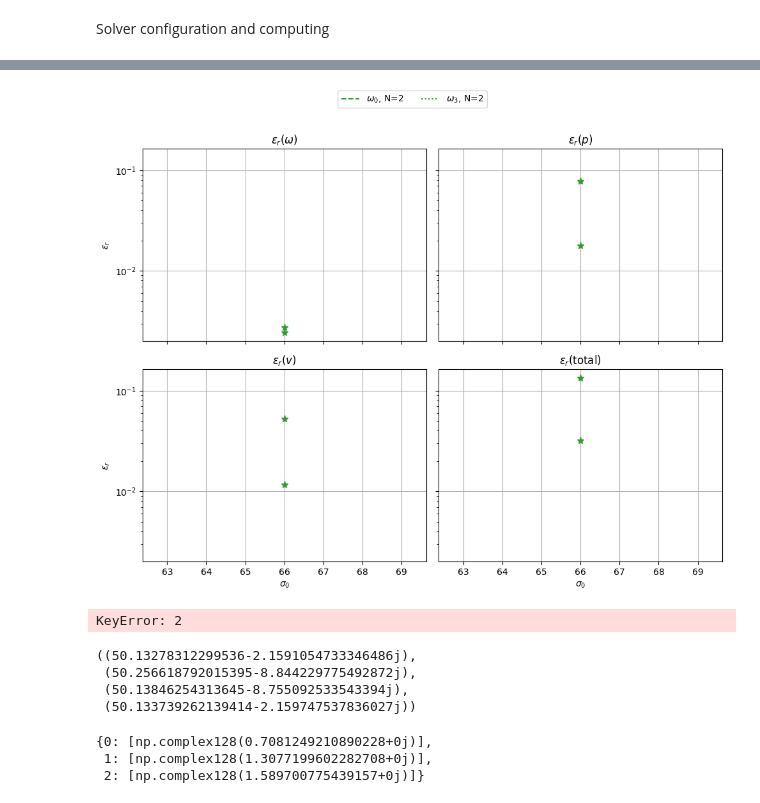
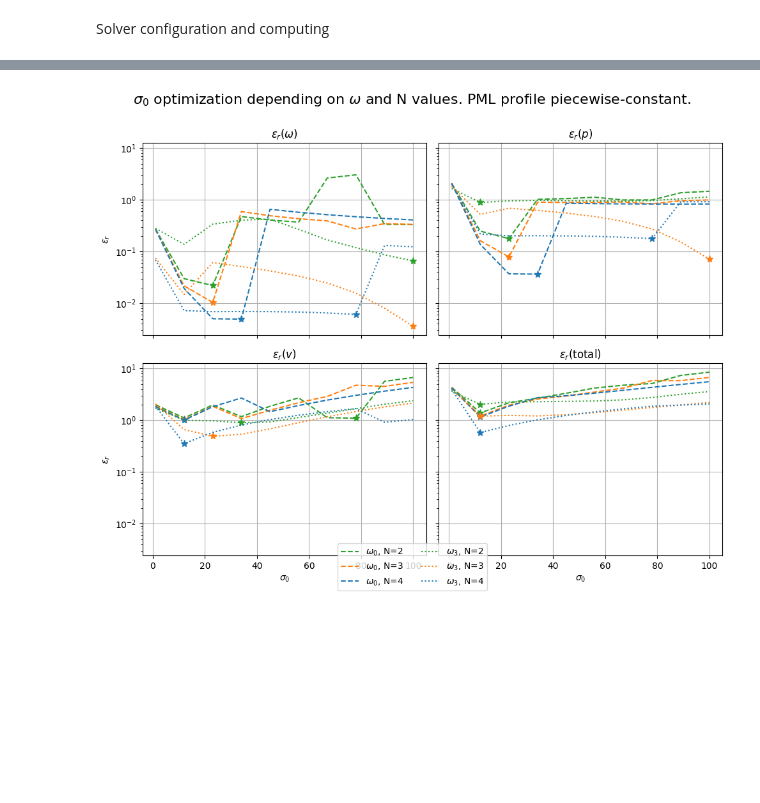
Before and after one commit to sararecondo/HPR-1D, a Jupyter notebook: rel_error_eign+eigv/two target/1D-Figure-06-a(piecewise).ipynb, the cells around one changed output, grey strips where cells are left out. Drawn from its saved outputs; the diff is of its cells as text; code cells hidden in the pictures; blank space fills up the shorter version.

```diff
--- a/rel_error_eign+eigv/two target/1D-Figure-06-a(piecewise).ipynb
+++ b/rel_error_eign+eigv/two target/1D-Figure-06-a(piecewise).ipynb
@@ -32,10 +32,10 @@ from slepc4py.SLEPc import EPS
 Domain, PML, refinement and physical configurations
 # %%
 # Define element size for the mesh refinement
-# h_i = [0.125/4,   # N=2
-#        0.125/8,   # N=3
-#        0.125/16,] # N=4
-h_i=[0.125/16]
+h_i = [0.125/2,   # N=2
+       0.125/4,   # N=3
+       0.125/8,] # N=4
+
 # Domain configuration
 Lx = 1. # fluid domain length (without PML)
 l_inner=Lx/2
@@ -57,9 +57,9 @@ def vel_function(x):
 pml_thickness = Lx/4
 
 # Solver configuration
-requested_eigenvalues_number = 50 # Number of eigenvalues to compute
+requested_eigenvalues_number = 10 # Number of eigenvalues to compute
 
 degree=[2,1]  # Polynomial degree for pressure and velocity
-sigma_sweep_piecewise=[66] #np.linspace(3., 300., 100)
+sigma_sweep_piecewise=np.linspace(1., 100., 10)
 target=[-12.56j,
         -50.26j] # Shifts for the eigensolvers
@@ -199,7 +195,7 @@ def get_exact_eigenpair(selected_index, Q, V, x_hat, sigma_x, gamma_x):
 
     v_1=lambda x: 1/(-1j*w)*(w / vel_media_1) * np.cos(w * x[0] / vel_media_1)
     v_2 = (lambda x: 1/(-1j*w+sigma_x_function_cond(x)*rho_media_1)* -np.sin(-w * l_inner / vel_media_1) *(1j * w / vel_media_2)
-        * np.exp(1j * w / vel_media_2 * (x_hat(x,w) - l_inner))* gamma_x(x, w)[0])
+        * np.exp(1j * w / vel_media_2 * (x_hat(x,w) - l_inner))* gamma_x(x, w))
     v = lambda x: np.where(x[0] > l_inner, v_2(x), v_1(x))
 
     p_ex = Function(Q, name="p_ex")
@@ -339,11 +335,11 @@ def get_closest_approx_eigenpair(exact_eigenvalue_idx, solver, Q, V, dof, sigma_
     # Vector temporal para extraer Eigenpairs
     vrA, vi = solver.getOperators()[0].getVecs()
 
-    x_hat_quadratic=lambda x, w: (x[0]+ (np.abs(x[0]) >= Lx)* np.sign(x[0])* 1j/ w* sigma_i* (np.abs(x[0]) - Lx) ** 3/ (3 * pml_thickness**2))
-    sigma_quadratic_py=lambda x: (np.abs(x[0]) >= Lx) * sigma_i * (np.abs(x[0]) - Lx) ** 2 / (pml_thickness ** 2)
-    gamma_x_quadratic = lambda x, w: 1.0 + (np.abs(x[0]) >= Lx) * 1j / w * sigma_i * (np.abs(x[0]) - Lx) ** 2 / (pml_thickness ** 2)
+    sigma_piecewise_py=lambda x: (np.abs(x[0]) >= Lx) * sigma_i
+    gamma_x_piecewise = lambda x, w: 1 + (np.abs(x[0]) >= Lx) * (1j / w) * sigma_i + x[0]*0.0
+    x_hat_piecewise = lambda x, w: np.where(x[0] >= Lx, x[0] + (1j / w) * sigma_i * (x[0] - Lx), x[0])
 
-    [exact_eigenvalue, p_exact, v_exact] =   get_exact_eigenpair(exact_eigenvalue_idx, Q, V, x_hat_quadratic, sigma_quadratic_py, gamma_x_quadratic)
+    [exact_eigenvalue, p_exact, v_exact] =   get_exact_eigenpair(exact_eigenvalue_idx, Q, V, x_hat_piecewise, sigma_piecewise_py, gamma_x_piecewise)
 
     bb = bb_tree(mesh, mesh.topology.dim)
     for k in range(nconv):
@@ -371,7 +367,7 @@ def get_closest_approx_eigenpair(exact_eigenvalue_idx, solver, Q, V, dof, sigma_
 
         # Total
         err = err_eig + err_p + err_v
-        print(err)
+
 
         if best is None or err < best[2]:
             best = (approx_eigenvalue, k, err,err_eig, err_p, err_v)
@@ -414,7 +410,7 @@ def get_closest_approx_eigenpair(exact_eigenvalue_idx, solver, Q, V, dof, sigma_
         ax.plot(xx, np.real(yy), label="Re(p)", linestyle="-")
         ax.set_xlabel("x [m]")
         ax.set_ylabel("p(x) [Pa]")
-        ax.set_title("Modo {} con sigma quadratic".format(0))
+        ax.set_title("Modo {} con sigma piecewise".format(0))
         ax.grid(True)
 
 
@@ -569,56 +566,37 @@ for ax, key in zip(axes.flat, err_dict):
                 label=f"{labels[j]}, N={plot_N}"
             )
 
             # mínimo
             k = np.argmin(errs)
             ax.plot(
                 sigma_sweep_piecewise[k],
                 errs[k],
                 '*',
                 color=col,
                 markersize=8
             )
 
     ax.set_title(titles[key])
     ax.set_yscale('log')
     ax.grid(True)
 
 # etiquetas comunes
 for ax in axes[-1, :]:
     ax.set_xlabel(r'$\sigma_0$')
 
 for ax in axes[:, 0]:
     ax.set_ylabel(r'$\epsilon_r$')
 
 # leyenda única
 handles, labels_leg = axes[0,0].get_legend_handles_labels()
-fig.legend(handles, labels_leg, ncol=2, loc='upper center')
+fig.legend(handles, labels_leg, ncol=2, loc='lower center')
 
 plt.tight_layout(rect=[0, 0, 1, 0.93])
+plt.suptitle('$\sigma_0$ optimization depending on $\omega$ and N values. PML profile piecewise-constant.', fontsize=16)
+plt.savefig("sigma_optimization_piecewise.png", dpi=300)
 plt.show()
 # %% [output]
-[figure, old version]
+[figure, new version]
-# %%
-rel_err_v_sigma_sweep[3][2][21]
-sigma_sweep_piecewise[21]
-
-rel_err_v_sigma_sweep[3][2][22]
-sigma_sweep_piecewise[22]
-# %% [output]
-KeyError: 2
-# %%
-approx_omega[3][2][20], approx_omega[3][2][21],approx_omega[3][2][22], approx_omega[3][2][23]
-# %% [output]
-((50.13278312299536-2.1591054733346486j),
- (50.256618792015395-8.844229775492872j),
- (50.13846254313645-8.755092533543394j),
- (50.133739262139414-2.159747537836027j))
-# %%
-rel_err_total_sigma_sweep[3]
-# %% [output]
-{0: [np.complex128(0.7081249210890228+0j)],
- 1: [np.complex128(1.3077199602282708+0j)],
- 2: [np.complex128(1.589700775439157+0j)]}
 # %%
 eig_number=0  # modo físico 0
 N=1         # refinamento N=4 (0,1,2 → 2,3,4)
```
Also changed, not shown: parts of 5 cells of this notebook, 3 other files.
